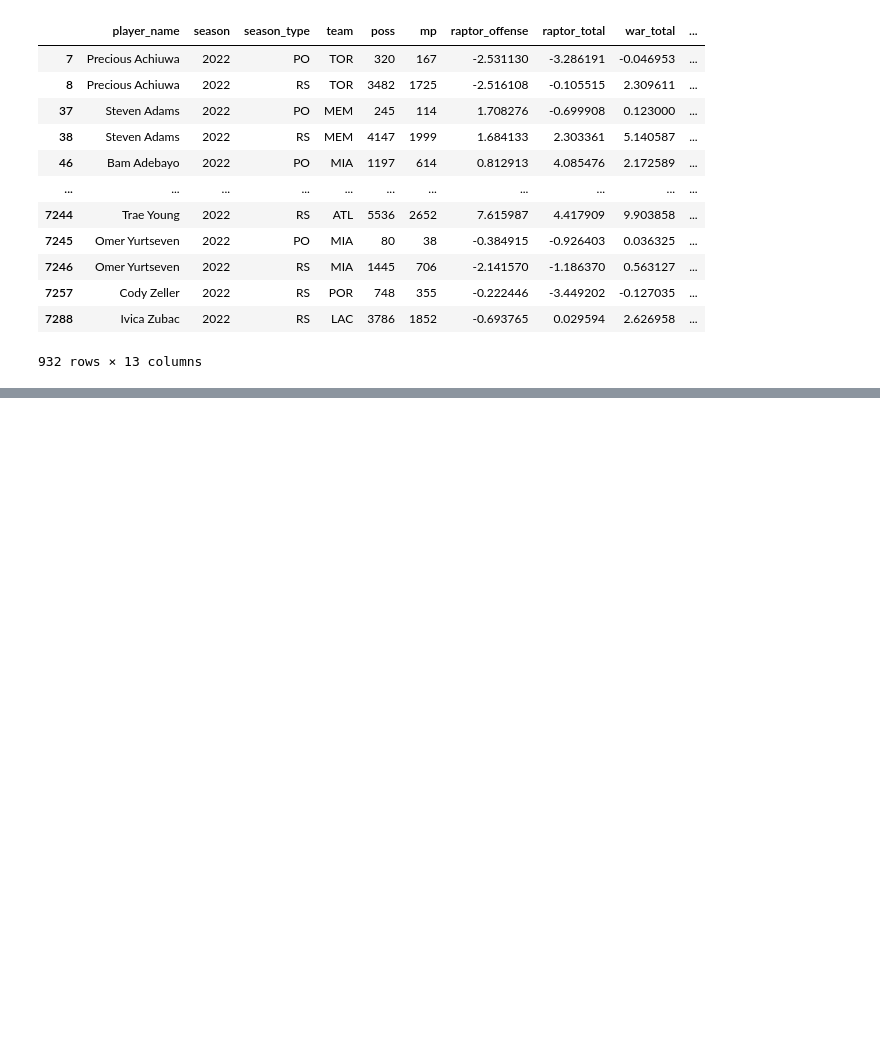
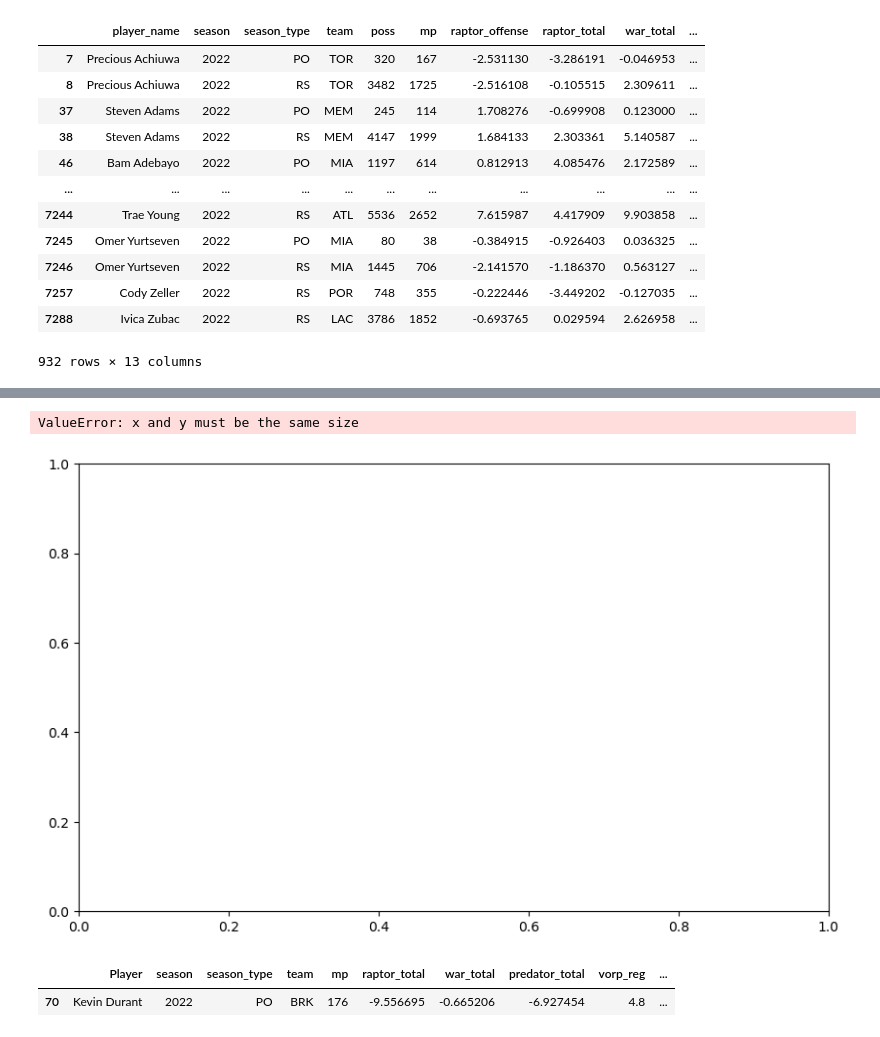
Before and after one commit to samthemanwise/Stat386Project, a Jupyter notebook: playground.ipynb, the cells around one changed output, grey strips where cells are left out. Saved outputs shown, nothing was run; the diff lists cells and outputs as text; code cells hidden in the pictures; blank space fills up the shorter version.

```diff
--- a/playground.ipynb
+++ b/playground.ipynb
@@ -94,0 +181,31 @@ result.to_csv("master.csv", index = False)
+# %%
+# Create a new DataFrame for plotting with 'vorp_reg' and 'vorp_post' columns
+df_pivot = final_result.pivot(index='Player', columns='season_type')
+
+# Plotting
+plt.figure(figsize=(10, 6))
+plt.scatter(df_pivot['vorp_reg'], [0] * len(df_pivot['vorp_reg']), label='Regular Season', color='blue', marker='o')
+plt.scatter(df_pivot['vorp_post'], [1] * len(df_pivot['vorp_post']), label='Playoffs', color='orange', marker='o')
+
+for player in df_pivot.index:
+    rs_value = df_pivot.loc[player, ('vorp_reg', 'RS')]
+    po_value = df_pivot.loc[player, ('vorp_post', 'PO')]
+    plt.plot([rs_value, po_value], [0, 1], color='gray', linestyle='--')
+
+# Customize the plot
+plt.yticks([0, 1], ['Regular Season', 'Playoffs'])
+plt.xlabel('vorp')
+plt.title('vorp by Player and Season Type')
+plt.legend()
+
+# Show the plot
+plt.show()
+# %% [output]
+ValueError: x and y must be the same size
+[figure, added]
+# %%
+# final_result['raptor_total'].min()
+final_result[final_result['raptor_total']==-9.556694834471037]
+# %% [output]
+|  | Player | season | season_type | team | mp | raptor_total | war_total | predator_total | vorp_reg | ... |
+| 70 | Kevin Durant | 2022 | PO | BRK | 176 | -9.556695 | -0.665206 | -6.927454 | 4.8 | ... |
```
Also changed, not shown: parts of 7 cells of this notebook, 2 other files.
